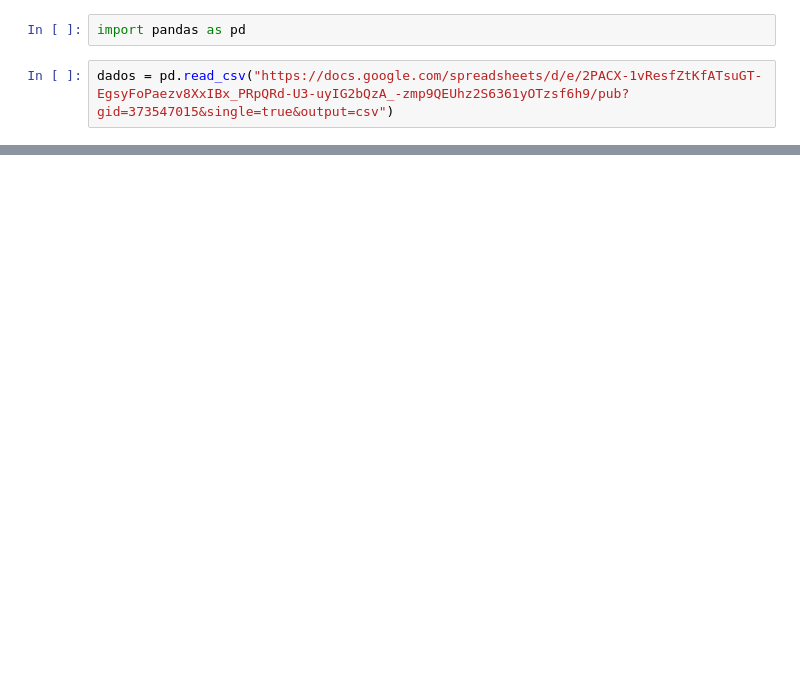
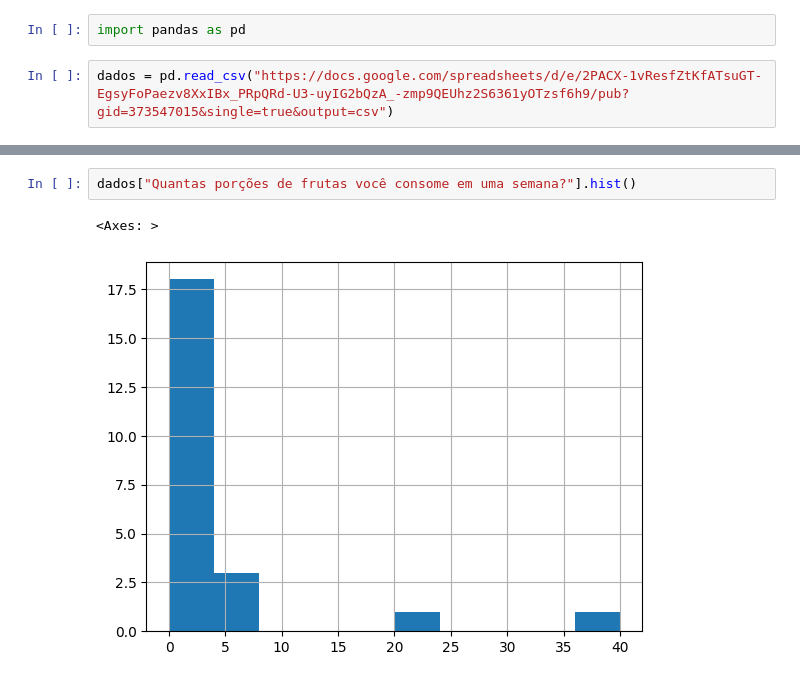
Before and after one commit to augustolim4/2025., a Jupyter notebook: pandas.ipynb, the cells around one changed output, grey strips where cells are left out. Saved outputs shown, nothing was run; the diff lists cells and outputs as text; blank space fills up the shorter version.

```diff
--- a/pandas.ipynb
+++ b/pandas.ipynb
@@ -26,0 +56,5 @@ dados
+# %%
+dados["Quantas porções de frutas você consome em uma semana?"].hist()
+# %% [output]
+<Axes: >
+[figure, added]
```
Also changed, not shown: parts of 13 cells of this notebook.
